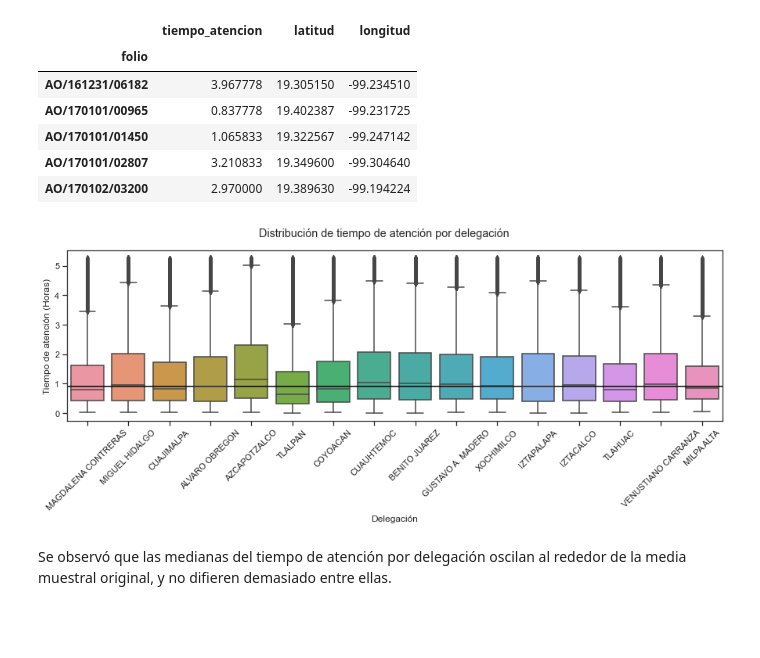
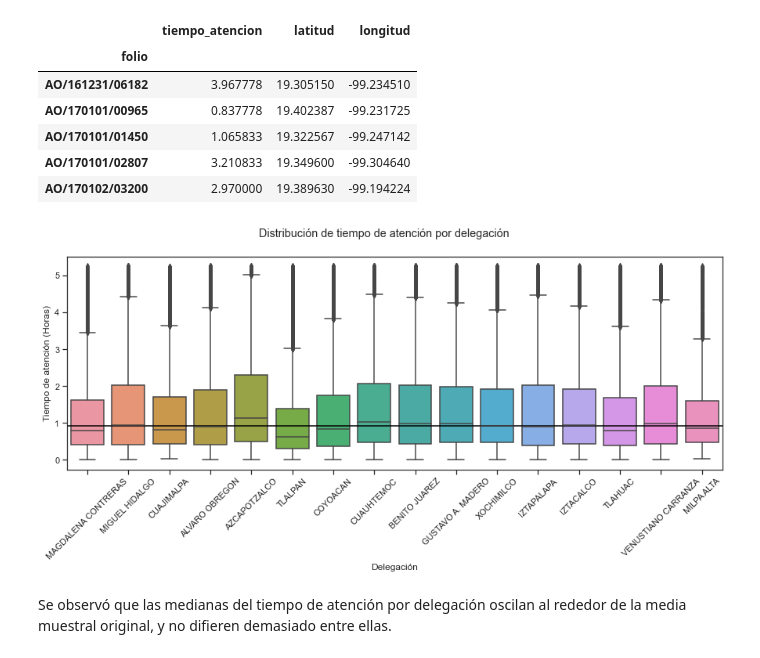
Before and after one commit to Mario-16180/BEDU-M4-DataAnalysisProject-CarAccidents, a Jupyter notebook: Fer.ipynb, the cells around one changed output. Drawn from its saved outputs; the diff is of its cells as text; code cells hidden in the pictures; blank space fills up the shorter version.

```diff
--- a/Fer.ipynb
+++ b/Fer.ipynb
@@ -430,17 +434,17 @@ by_delegacion.head()
 | AO/170101/02807 | 3.210833 | 19.349600 | -99.304640 |
 | AO/170102/03200 | 2.970000 | 19.389630 | -99.194224 |
 # %%
-plt.figure(figsize=(15, 4))
+plt.figure(figsize=(15, 5))
 sns.boxplot(data=merged, x='delegacion_inicio', y='tiempo_atencion');
 plt.suptitle('Distribución de tiempo de atención por delegación');
 plt.xticks(rotation=45);
 plt.xlabel('Delegación');
 plt.ylabel('Tiempo de atención (Horas)');
 plt.axhline(ta_filtered.median(), color='#000000');
 
 plt.savefig('img/ta_distribucion_delegacion.png')
 # %% [output]
-[figure, old version]
+[figure, new version]
 # %% [markdown]
 Se observó que las medianas del tiempo de atención por delegación oscilan al rededor de la media muestral original, y no difieren demasiado entre ellas.
 # %% [markdown]
```
Also changed, not shown: parts of 1 cell of this notebook, 1 other file.
